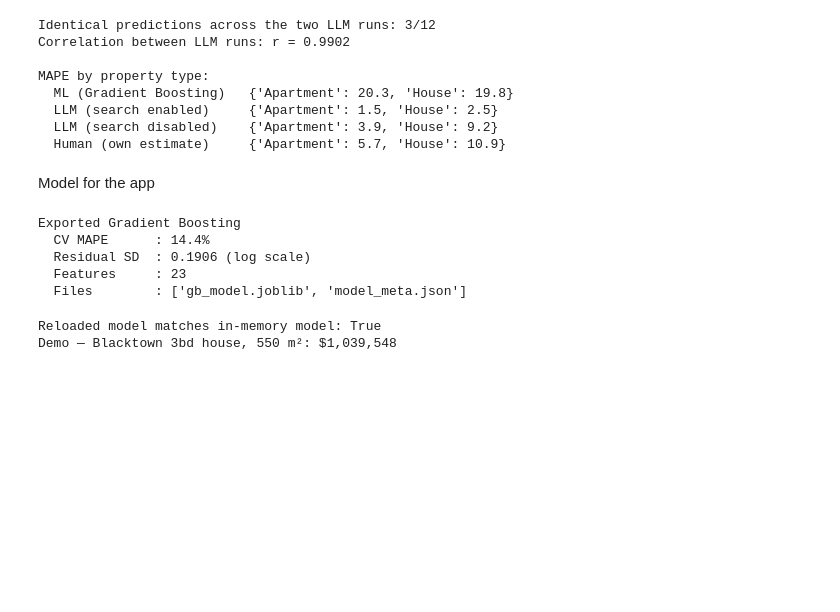
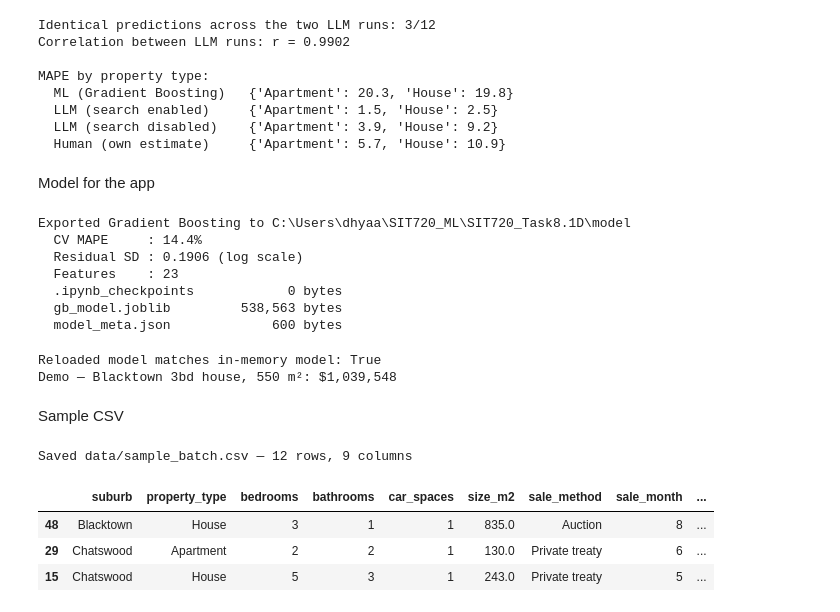
Before and after one commit to DhyaanMane/SIT720-Task8.1D-sydney-housing-predictor, a Jupyter notebook: SIT720_Task8.1D_226517659.ipynb, the cells around one changed output. Drawn from its saved outputs; the diff is of its cells as text; code cells hidden in the pictures; blank space fills up the shorter version.

```diff
--- a/SIT720_Task8.1D_226517659.ipynb
+++ b/SIT720_Task8.1D_226517659.ipynb
@@ -911,7 +908,9 @@ MAPE by property type:
 Model for the app
 # %%
 import joblib, json, os
-os.makedirs('model', exist_ok=True)
+
+MODEL_DIR = 'model'
+os.makedirs(MODEL_DIR, exist_ok=True)
 
 final_model = tuned[BEST]
 final_model.fit(X, y)          # refit on all 102 rows for deployment
@@ -919,25 +918,28 @@ final_model.fit(X, y)          # refit on all 102 rows for deployment
 resid = y_dev - cross_val_predict(tuned[BEST], X_dev, y_dev, cv=cv, n_jobs=-1)
 resid_sd = float(np.std(resid))
 
-joblib.dump(final_model, 'model/gb_model.joblib')
+joblib.dump(final_model, os.path.join(MODEL_DIR, 'gb_model.joblib'))
 json.dump({'features'        : FEATURES,
            'model'           : BEST,
            'cv_mape'         : float(tuned_df.loc[BEST, 'MAPE (%)']),
            'cv_resid_sd_log' : resid_sd,
            'n_train'         : int(len(X))},
-          open('model/model_meta.json', 'w'), indent=2)
+          open(os.path.join(MODEL_DIR, 'model_meta.json'), 'w'), indent=2)
 
-print(f'Exported {BEST}')
-print(f'  CV MAPE      : {tuned_df.loc[BEST, "MAPE (%)"]:.1f}%')
-print(f'  Residual SD  : {resid_sd:.4f} (log scale)')
-print(f'  Features     : {len(FEATURES)}')
-print(f'  Files        : {os.listdir("model")}')
+print(f'Exported {BEST} to {os.path.abspath(MODEL_DIR)}')
+print(f'  CV MAPE     : {tuned_df.loc[BEST, "MAPE (%)"]:.1f}%')
+print(f'  Residual SD : {resid_sd:.4f} (log scale)')
+print(f'  Features    : {len(FEATURES)}')
+for f in os.listdir(MODEL_DIR):
+    print(f'  {f:20s} {os.path.getsize(os.path.join(MODEL_DIR, f)):>10,} bytes')
 # %% [output]
-Exported Gradient Boosting
-  CV MAPE      : 14.4%
-  Residual SD  : 0.1906 (log scale)
-  Features     : 23
-  Files        : ['gb_model.joblib', 'model_meta.json']
+Exported Gradient Boosting to C:\Users\dhyaa\SIT720_ML\SIT720_Task8.1D\model
+  CV MAPE     : 14.4%
+  Residual SD : 0.1906 (log scale)
+  Features    : 23
+  .ipynb_checkpoints            0 bytes
+  gb_model.joblib         538,563 bytes
+  model_meta.json             600 bytes
 # %%
 # Sanity check: reloading from disk and confirming predictions match, so the app
 # and the notebook cannot silently diverge.
@@ -959,3 +961,18 @@ print(f"Demo — Blacktown 3bd house, 550 m²: ${np.exp(reloaded.predict(demo)[0
 # %% [output]
 Reloaded model matches in-memory model: True
 Demo — Blacktown 3bd house, 550 m²: $1,039,548
+# %% [markdown]
+Sample CSV
+# %%
+sample = d.loc[idx_hold, ['suburb','property_type','bedrooms','bathrooms',
+                          'car_spaces','size_m2','sale_method','sale_month','description']].copy()
+sample['description'] = sample['description'].str[:200]
+sample.to_csv('data/sample_batch.csv', index=False)
+print(f'Saved data/sample_batch.csv — {sample.shape[0]} rows, {sample.shape[1]} columns')
+display(sample.head(3))
+# %% [output]
+Saved data/sample_batch.csv — 12 rows, 9 columns
+|  | suburb | property_type | bedrooms | bathrooms | car_spaces | size_m2 | sale_method | sale_month | ... |
+| 48 | Blacktown | House | 3 | 1 | 1 | 835.0 | Auction | 8 | ... |
+| 29 | Chatswood | Apartment | 2 | 2 | 1 | 130.0 | Private treaty | 6 | ... |
+| 15 | Chatswood | House | 5 | 3 | 1 | 243.0 | Private treaty | 5 | ... |
```
Also changed, not shown: parts of 10 cells of this notebook, 1 other file.
